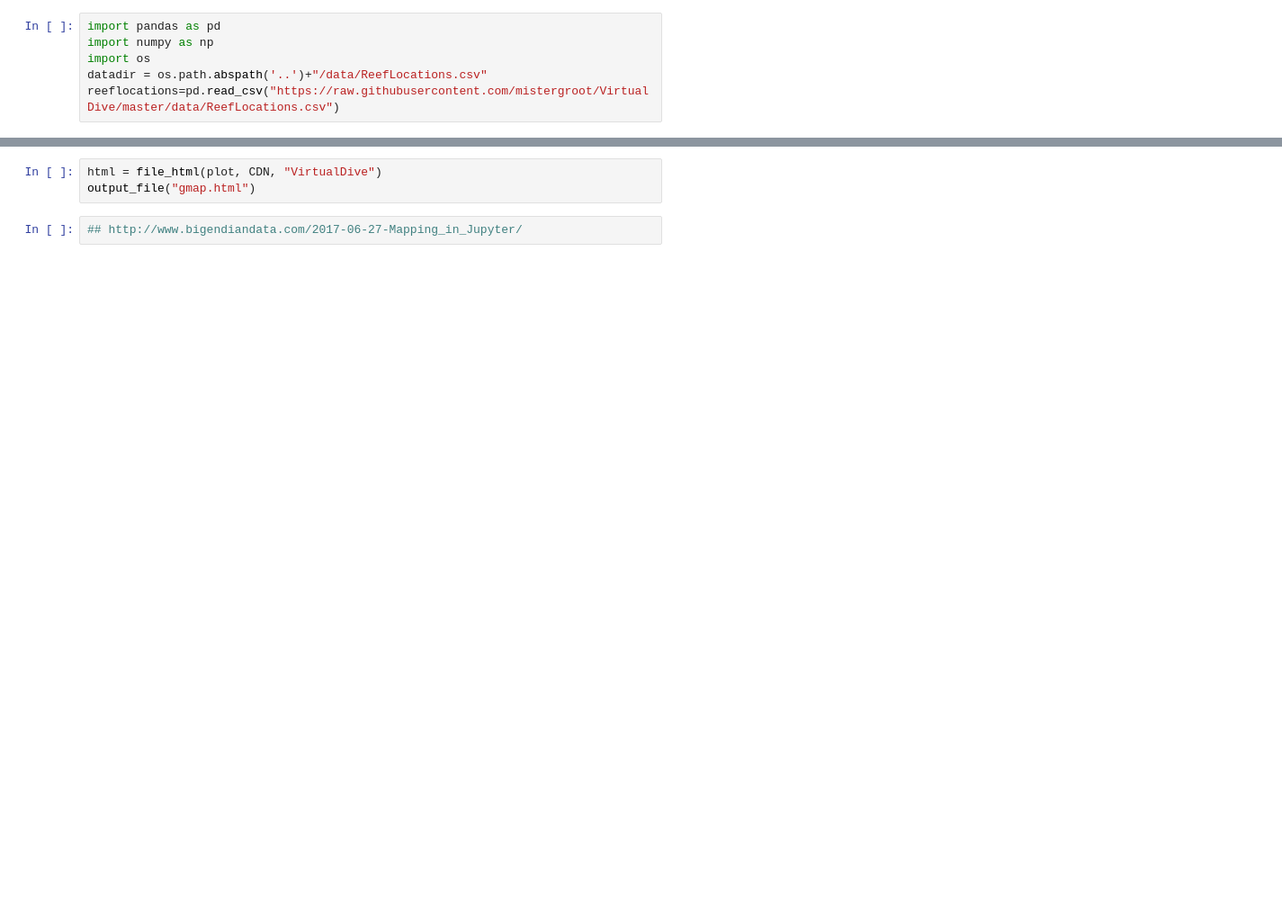
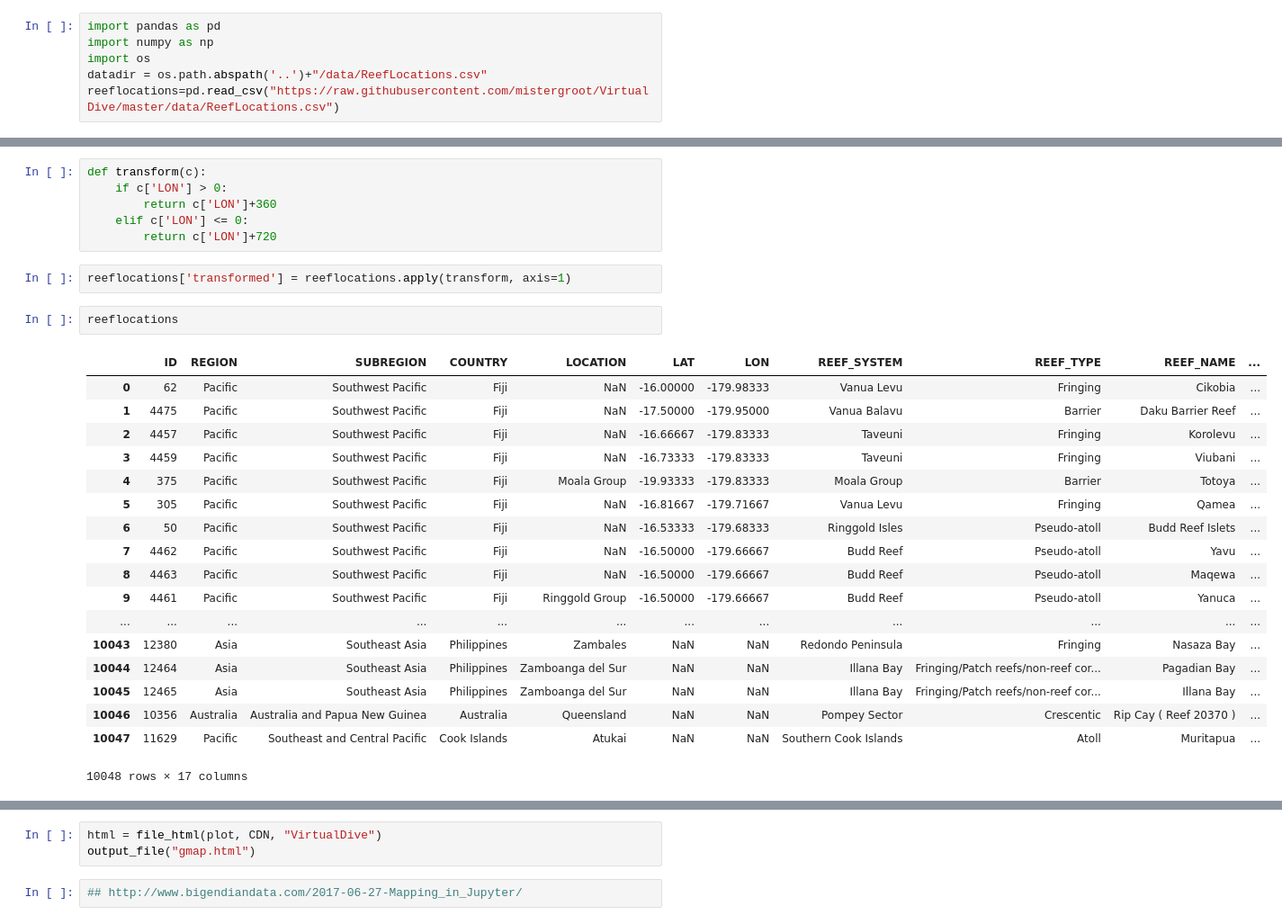
Before and after one commit to drs22Col/VirtualDive, a Jupyter notebook: notebooks/VirtualDive.ipynb, the cells around one changed output, grey strips where cells are left out. Shown at 90% size. Saved outputs shown, nothing was run; the diff lists cells and outputs as text; blank space fills up the shorter version.

```diff
--- a/notebooks/VirtualDive.ipynb
+++ b/notebooks/VirtualDive.ipynb
@@ -64,3 +34,32 @@ reeflocations
+# %%
+def transform(c):
+    if c['LON'] > 0:
+        return c['LON']+360
+    elif c['LON'] <= 0:
+        return c['LON']+720
+# %%
+reeflocations['transformed'] = reeflocations.apply(transform, axis=1)
+# %%
+reeflocations
+# %% [output]
+|  | ID | REGION | SUBREGION | COUNTRY | LOCATION | LAT | LON | REEF_SYSTEM | REEF_TYPE | REEF_NAME | ... |
+| 0 | 62 | Pacific | Southwest Pacific | Fiji | NaN | -16.00000 | -179.98333 | Vanua Levu | Fringing | Cikobia | ... |
+| 1 | 4475 | Pacific | Southwest Pacific | Fiji | NaN | -17.50000 | -179.95000 | Vanua Balavu | Barrier | Daku Barrier Reef | ... |
+| 2 | 4457 | Pacific | Southwest Pacific | Fiji | NaN | -16.66667 | -179.83333 | Taveuni | Fringing | Korolevu | ... |
+| 3 | 4459 | Pacific | Southwest Pacific | Fiji | NaN | -16.73333 | -179.83333 | Taveuni | Fringing | Viubani | ... |
+| 4 | 375 | Pacific | Southwest Pacific | Fiji | Moala Group | -19.93333 | -179.83333 | Moala Group | Barrier | Totoya | ... |
+| 5 | 305 | Pacific | Southwest Pacific | Fiji | NaN | -16.81667 | -179.71667 | Vanua Levu | Fringing | Qamea | ... |
+| 6 | 50 | Pacific | Southwest Pacific | Fiji | NaN | -16.53333 | -179.68333 | Ringgold Isles | Pseudo-atoll | Budd Reef Islets | ... |
+| 7 | 4462 | Pacific | Southwest Pacific | Fiji | NaN | -16.50000 | -179.66667 | Budd Reef | Pseudo-atoll | Yavu | ... |
+| 8 | 4463 | Pacific | Southwest Pacific | Fiji | NaN | -16.50000 | -179.66667 | Budd Reef | Pseudo-atoll | Maqewa | ... |
+| 9 | 4461 | Pacific | Southwest Pacific | Fiji | Ringgold Group | -16.50000 | -179.66667 | Budd Reef | Pseudo-atoll | Yanuca | ... |
+| ... | ... | ... | ... | ... | ... | ... | ... | ... | ... | ... | ... |
+| 10043 | 12380 | Asia | Southeast Asia | Philippines | Zambales | NaN | NaN | Redondo Peninsula | Fringing | Nasaza Bay | ... |
+| 10044 | 12464 | Asia | Southeast Asia | Philippines | Zamboanga del Sur | NaN | NaN | Illana Bay | Fringing/Patch reefs/non-reef cor... | Pagadian Bay | ... |
+| 10045 | 12465 | Asia | Southeast Asia | Philippines | Zamboanga del Sur | NaN | NaN | Illana Bay | Fringing/Patch reefs/non-reef cor... | Illana Bay | ... |
+| 10046 | 10356 | Australia | Australia and Papua New Guinea | Australia | Queensland | NaN | NaN | Pompey Sector | Crescentic | Rip Cay ( Reef 20370 ) | ... |
+| 10047 | 11629 | Pacific | Southeast and Central Pacific | Cook Islands | Atukai | NaN | NaN | Southern Cook Islands | Atoll | Muritapua | ... |
+10048 rows × 17 columns
 # %%
 from bokeh.io import output_file, output_notebook, show
 from bokeh.models import (
```
Also changed, not shown: parts of 4 cells of this notebook, 1 other file.
